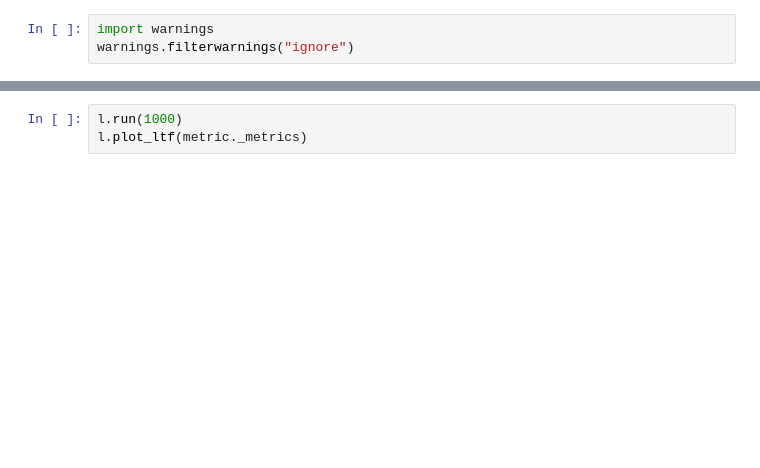
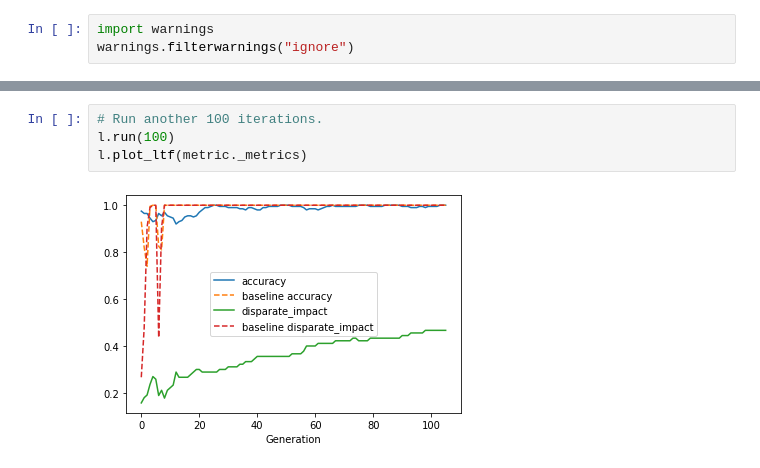
Before and after one commit to danilobr94/dynamic-aif-framework, a Jupyter notebook: examples/2_4_group_data_generation.ipynb, the cells around one changed output, grey strips where cells are left out. Drawn from its saved outputs; the diff is of its cells as text; blank space fills up the shorter version.

```diff
--- a/examples/2_4_group_data_generation.ipynb
+++ b/examples/2_4_group_data_generation.ipynb
@@ -109,5 +103,8 @@ l.plot_ltf(metric._metrics)
 # %%
-l.run(1000)
+# Run another 100 iterations.
+l.run(100)
 l.plot_ltf(metric._metrics)
+# %% [output]
+[figure, added]
 # %%
 l.plot_generation()
```
Also changed, not shown: parts of 30 cells of this notebook, 3 other files.
